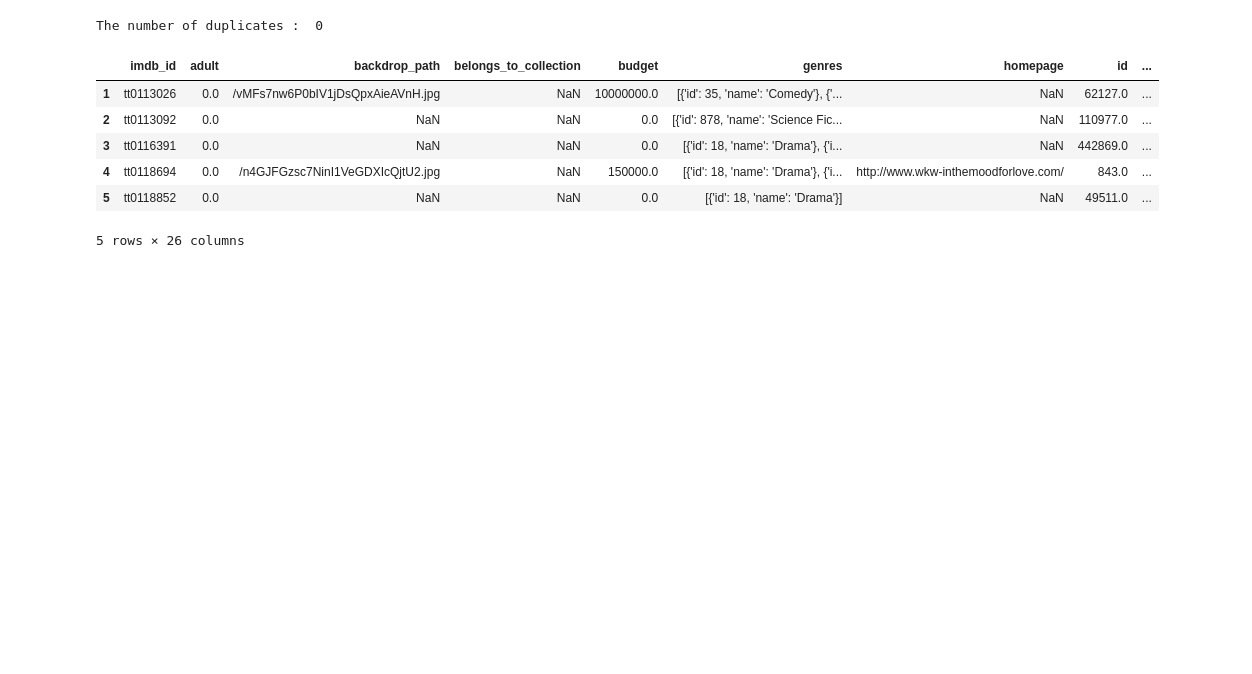
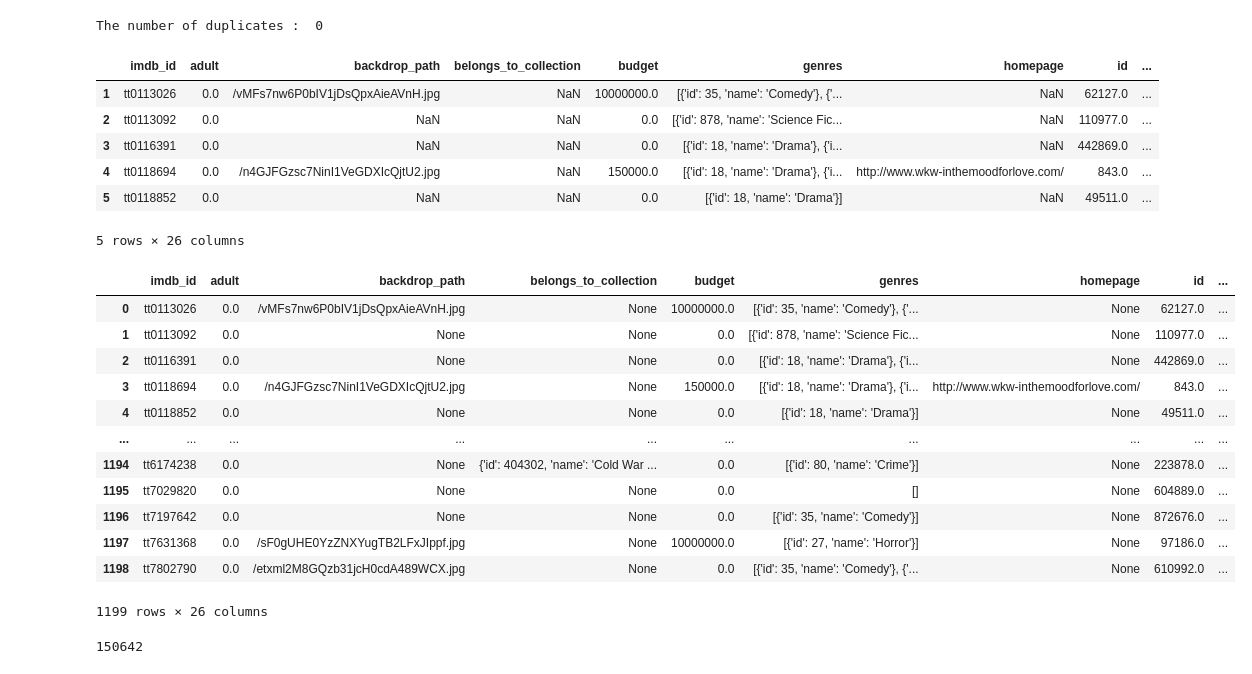
Before and after one commit to zevy613/Final-Project-The-Making-of-a-Successful-Movie, a Jupyter notebook: part 3.ipynb, the cells around one changed output. Drawn from its saved outputs; the diff is of its cells as text; code cells hidden in the pictures; blank space fills up the shorter version.

Commit message:
uploaded all the tables

```diff
--- a/part 3.ipynb
+++ b/part 3.ipynb
@@ -253,0 +259,22 @@ df_combined.head()
+# %%
+# Test query
+pd.read_sql("Select * from tmdb_data", engine)
+# %% [output]
+|  | imdb_id | adult | backdrop_path | belongs_to_collection | budget | genres | homepage | id | ... |
+| 0 | tt0113026 | 0.0 | /vMFs7nw6P0bIV1jDsQpxAieAVnH.jpg | None | 10000000.0 | [{'id': 35, 'name': 'Comedy'}, {'... | None | 62127.0 | ... |
+| 1 | tt0113092 | 0.0 | None | None | 0.0 | [{'id': 878, 'name': 'Science Fic... | None | 110977.0 | ... |
+| 2 | tt0116391 | 0.0 | None | None | 0.0 | [{'id': 18, 'name': 'Drama'}, {'i... | None | 442869.0 | ... |
+| 3 | tt0118694 | 0.0 | /n4GJFGzsc7NinI1VeGDXIcQjtU2.jpg | None | 150000.0 | [{'id': 18, 'name': 'Drama'}, {'i... | http://www.wkw-inthemoodforlove.com/ | 843.0 | ... |
+| 4 | tt0118852 | 0.0 | None | None | 0.0 | [{'id': 18, 'name': 'Drama'}] | None | 49511.0 | ... |
+| ... | ... | ... | ... | ... | ... | ... | ... | ... | ... |
+| 1194 | tt6174238 | 0.0 | None | {'id': 404302, 'name': 'Cold War ... | 0.0 | [{'id': 80, 'name': 'Crime'}] | None | 223878.0 | ... |
+| 1195 | tt7029820 | 0.0 | None | None | 0.0 | [] | None | 604889.0 | ... |
+| 1196 | tt7197642 | 0.0 | None | None | 0.0 | [{'id': 35, 'name': 'Comedy'}] | None | 872676.0 | ... |
+| 1197 | tt7631368 | 0.0 | /sF0gUHE0YzZNXYugTB2LFxJIppf.jpg | None | 10000000.0 | [{'id': 27, 'name': 'Horror'}] | None | 97186.0 | ... |
+| 1198 | tt7802790 | 0.0 | /etxml2M8GQzb31jcH0cdA489WCX.jpg | None | 0.0 | [{'id': 35, 'name': 'Comedy'}, {'... | None | 610992.0 | ... |
+1199 rows × 26 columns
+# %%
+# Add title_genre todatabase. There is no primary key.
+df_title_genre.to_sql('title_genres', engine, if_exists='replace', index=False)
+# %% [output]
+150642
```
Also changed, not shown: parts of 13 cells of this notebook.
